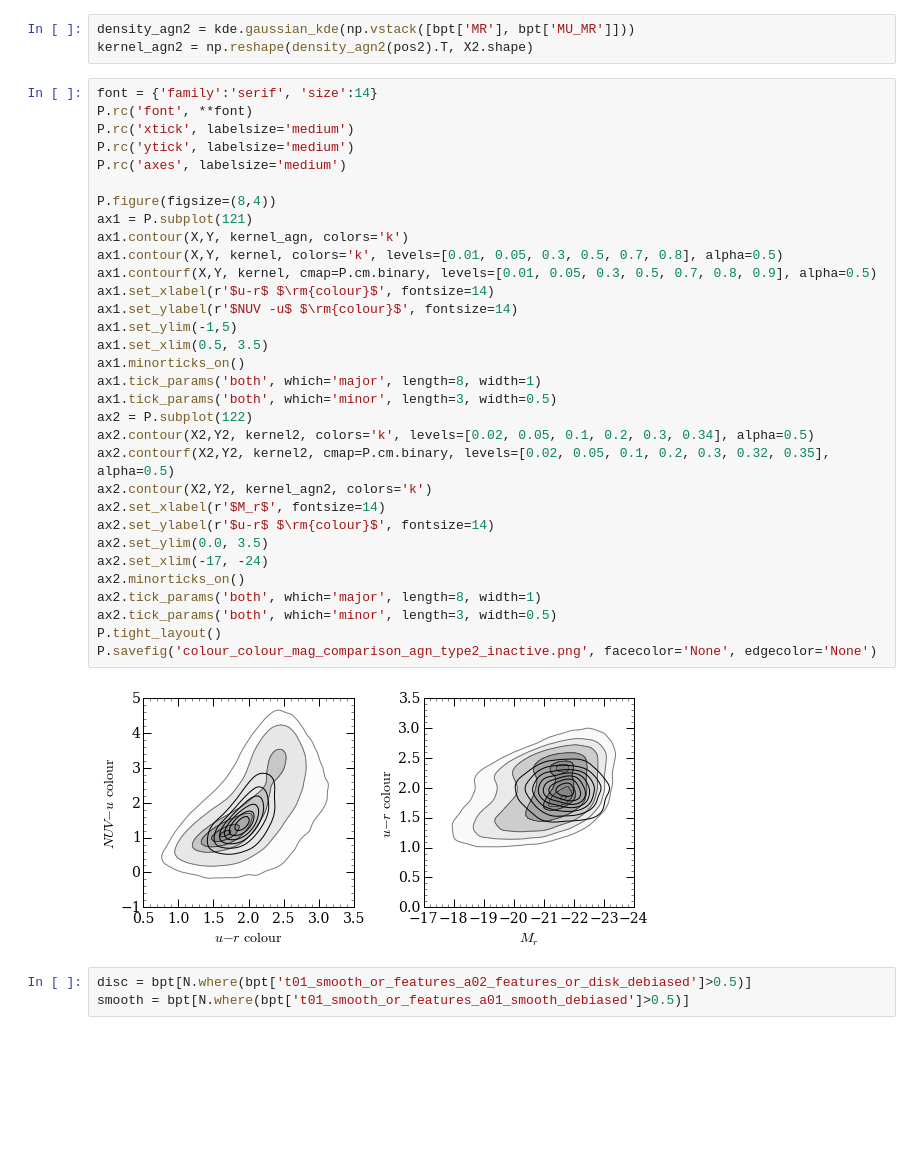
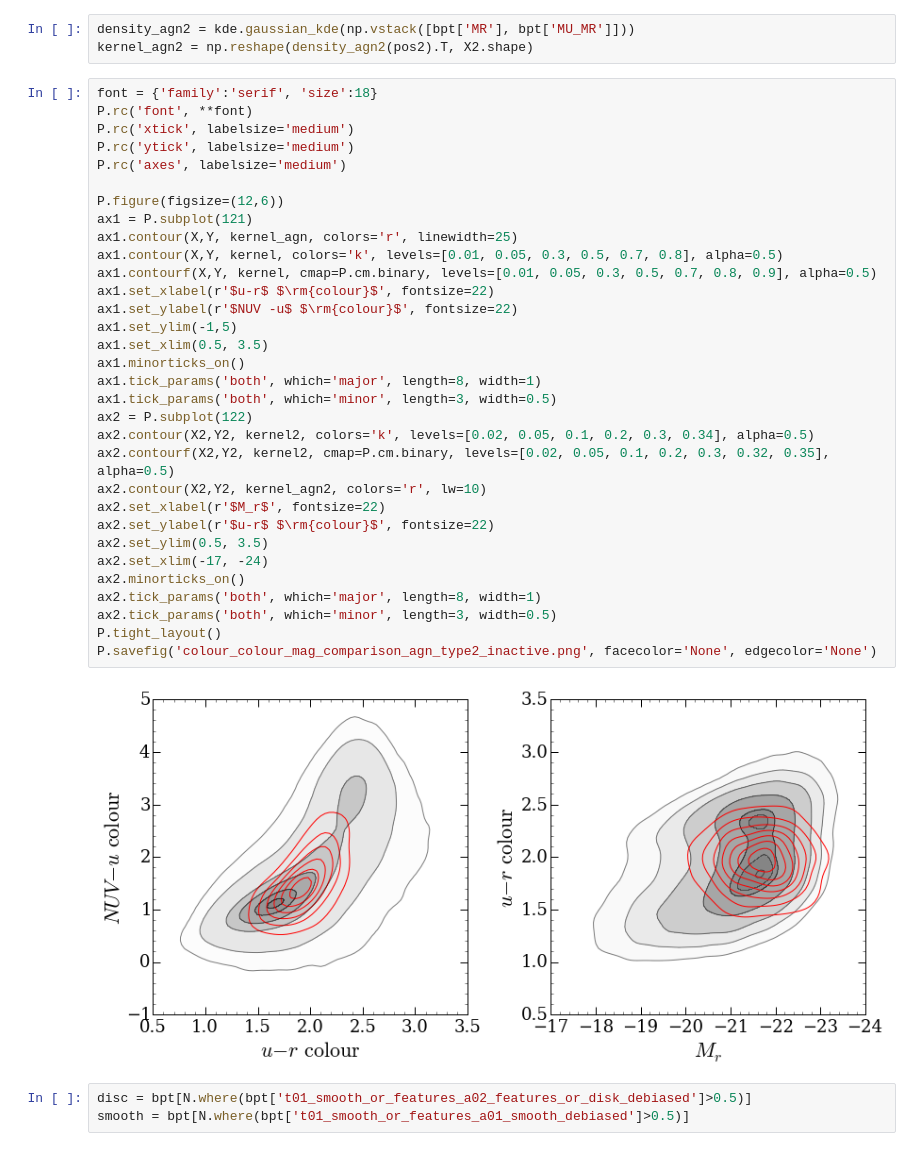
Before and after one commit to rjsmethurst/gv_followup, a Jupyter notebook: bpt/bpt_diagram.ipynb, the cells around one changed output. Saved outputs shown, nothing was run; the diff lists cells and outputs as text; blank space fills up the shorter version.

```diff
--- a/bpt/bpt_diagram.ipynb
+++ b/bpt/bpt_diagram.ipynb
@@ -266,39 +324,39 @@ kernel2 = np.reshape(density2(pos2).T, X2.shape)
 density_agn2 = kde.gaussian_kde(np.vstack([bpt['MR'], bpt['MU_MR']]))
 kernel_agn2 = np.reshape(density_agn2(pos2).T, X2.shape)
 # %%
-font = {'family':'serif', 'size':14}
+font = {'family':'serif', 'size':18}
 P.rc('font', **font)
 P.rc('xtick', labelsize='medium')
 P.rc('ytick', labelsize='medium')
 P.rc('axes', labelsize='medium')
 
-P.figure(figsize=(8,4))
+P.figure(figsize=(12,6))
 ax1 = P.subplot(121)
-ax1.contour(X,Y, kernel_agn, colors='k')
+ax1.contour(X,Y, kernel_agn, colors='r', linewidth=25)
 ax1.contour(X,Y, kernel, colors='k', levels=[0.01, 0.05, 0.3, 0.5, 0.7, 0.8], alpha=0.5)
 ax1.contourf(X,Y, kernel, cmap=P.cm.binary, levels=[0.01, 0.05, 0.3, 0.5, 0.7, 0.8, 0.9], alpha=0.5)
-ax1.set_xlabel(r'$u-r$ $\rm{colour}$', fontsize=14)
-ax1.set_ylabel(r'$NUV -u$ $\rm{colour}$', fontsize=14)
+ax1.set_xlabel(r'$u-r$ $\rm{colour}$', fontsize=22)
+ax1.set_ylabel(r'$NUV -u$ $\rm{colour}$', fontsize=22)
 ax1.set_ylim(-1,5)
 ax1.set_xlim(0.5, 3.5)
 ax1.minorticks_on()
 ax1.tick_params('both', which='major', length=8, width=1)
 ax1.tick_params('both', which='minor', length=3, width=0.5)
 ax2 = P.subplot(122)
 ax2.contour(X2,Y2, kernel2, colors='k', levels=[0.02, 0.05, 0.1, 0.2, 0.3, 0.34], alpha=0.5)
 ax2.contourf(X2,Y2, kernel2, cmap=P.cm.binary, levels=[0.02, 0.05, 0.1, 0.2, 0.3, 0.32, 0.35], alpha=0.5)
-ax2.contour(X2,Y2, kernel_agn2, colors='k')
-ax2.set_xlabel(r'$M_r$', fontsize=14)
-ax2.set_ylabel(r'$u-r$ $\rm{colour}$', fontsize=14)
-ax2.set_ylim(0.0, 3.5)
+ax2.contour(X2,Y2, kernel_agn2, colors='r', lw=10)
+ax2.set_xlabel(r'$M_r$', fontsize=22)
+ax2.set_ylabel(r'$u-r$ $\rm{colour}$', fontsize=22)
+ax2.set_ylim(0.5, 3.5)
 ax2.set_xlim(-17, -24)
 ax2.minorticks_on()
 ax2.tick_params('both', which='major', length=8, width=1)
 ax2.tick_params('both', which='minor', length=3, width=0.5)
 P.tight_layout()
 P.savefig('colour_colour_mag_comparison_agn_type2_inactive.png', facecolor='None', edgecolor='None')
 # %% [output]
-[figure, old version]
+[figure, new version]
 # %%
 disc = bpt[N.where(bpt['t01_smooth_or_features_a02_features_or_disk_debiased']>0.5)]
 smooth = bpt[N.where(bpt['t01_smooth_or_features_a01_smooth_debiased']>0.5)]
```
Also changed, not shown: parts of 20 cells of this notebook, 2 other files.
